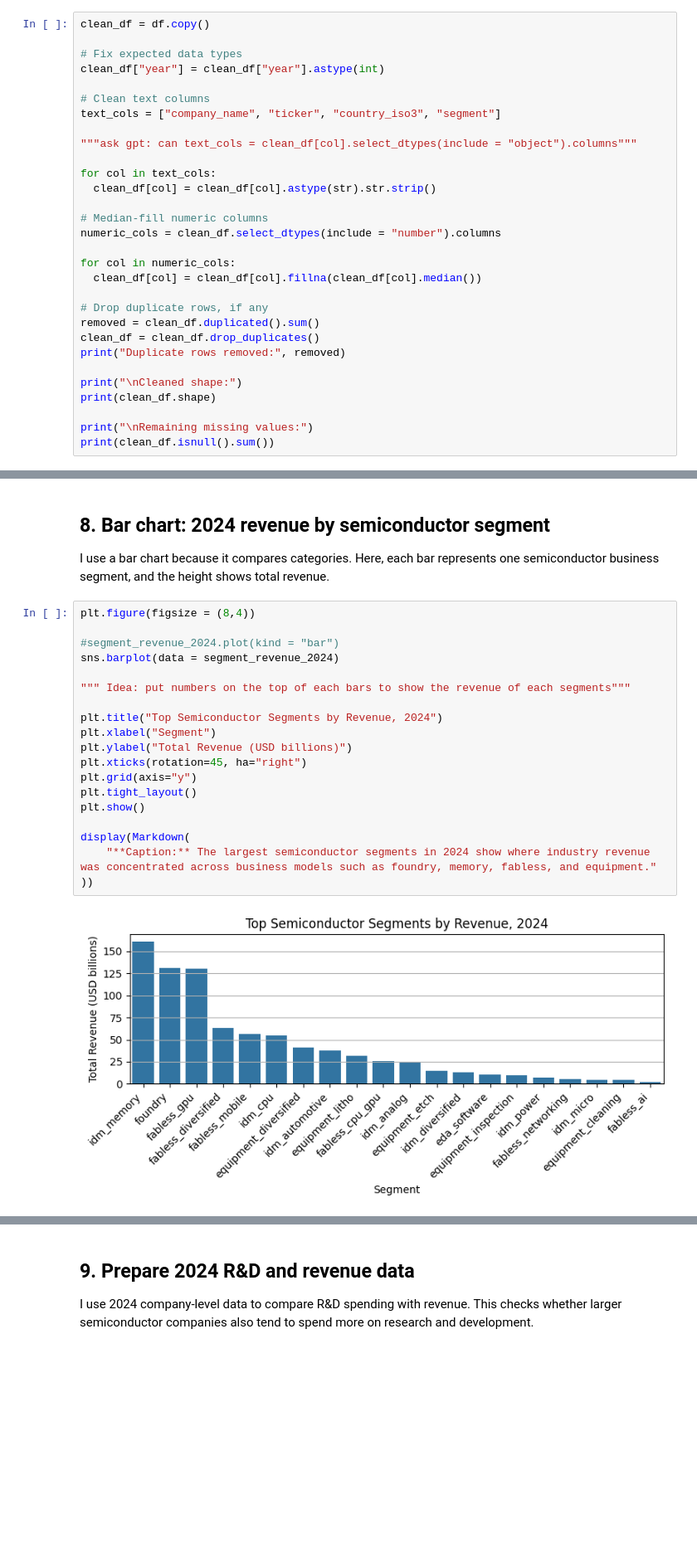
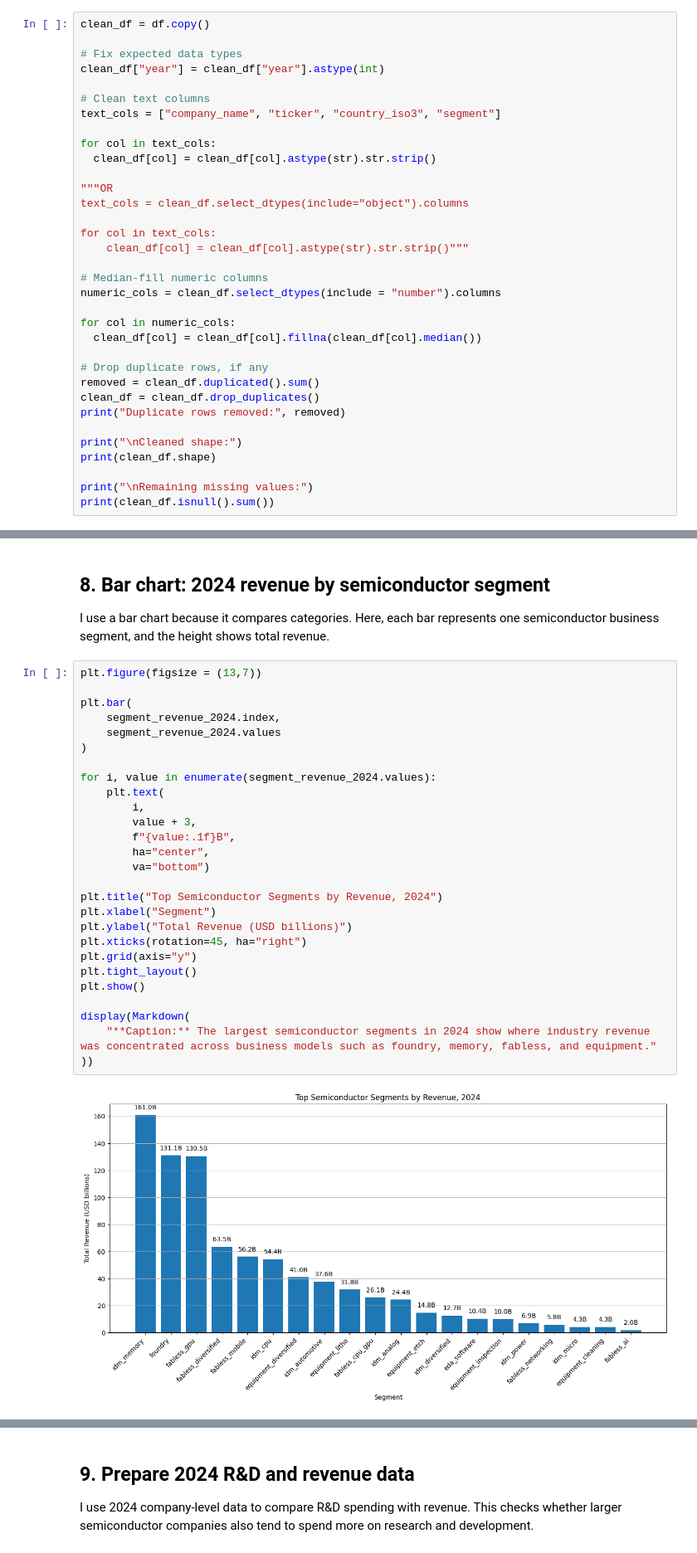
Before and after one commit to dlgkwls/semicon-analysis-1, a Jupyter notebook: semiconductor_revenue_summary_2010_2026.ipynb, the cells around one changed output, grey strips where cells are left out. Shown at 83% size. Cells and saved outputs as stored; diff of their text form; blank space fills up the shorter version.

```diff
--- a/semiconductor_revenue_summary_2010_2026.ipynb
+++ b/semiconductor_revenue_summary_2010_2026.ipynb
@@ -84,10 +84,14 @@ clean_df["year"] = clean_df["year"].astype(int)
 # Clean text columns
 text_cols = ["company_name", "ticker", "country_iso3", "segment"]
 
-"""ask gpt: can text_cols = clean_df[col].select_dtypes(include = "object").columns"""
+for col in text_cols:
+  clean_df[col] = clean_df[col].astype(str).str.strip()
+
+"""OR
+text_cols = clean_df.select_dtypes(include="object").columns
 
 for col in text_cols:
-  clean_df[col] = clean_df[col].astype(str).str.strip()
+    clean_df[col] = clean_df[col].astype(str).str.strip()"""
 
 # Median-fill numeric columns
 numeric_cols = clean_df.select_dtypes(include = "number").columns
@@ -204,26 +193,34 @@ dtype: float64
 
 I use a bar chart because it compares categories. Here, each bar represents one semiconductor business segment, and the height shows total revenue.
 # %%
-plt.figure(figsize = (8,4))
+plt.figure(figsize = (13,7))
 
-#segment_revenue_2024.plot(kind = "bar")
-sns.barplot(data = segment_revenue_2024)
+plt.bar(
+    segment_revenue_2024.index,
+    segment_revenue_2024.values
+)
 
-""" Idea: put numbers on the top of each bars to show the revenue of each segments"""
+for i, value in enumerate(segment_revenue_2024.values):
+    plt.text(
+        i,
+        value + 3,
+        f"{value:.1f}B",
+        ha="center",
+        va="bottom")
 
 plt.title("Top Semiconductor Segments by Revenue, 2024")
 plt.xlabel("Segment")
 plt.ylabel("Total Revenue (USD billions)")
 plt.xticks(rotation=45, ha="right")
 plt.grid(axis="y")
 plt.tight_layout()
 plt.show()
 
 display(Markdown(
     "**Caption:** The largest semiconductor segments in 2024 show where industry revenue was concentrated across business models such as foundry, memory, fabless, and equipment."
 ))
 # %% [output]
-[figure, old version]
+[figure, new version]
 **Caption:** The largest semiconductor segments in 2024 show where industry revenue was concentrated across business models such as foundry, memory, fabless, and equipment.
 # %% [markdown]
 ## 9. Prepare 2024 R&D and revenue data
```
Also changed, not shown: parts of 3 cells of this notebook.
